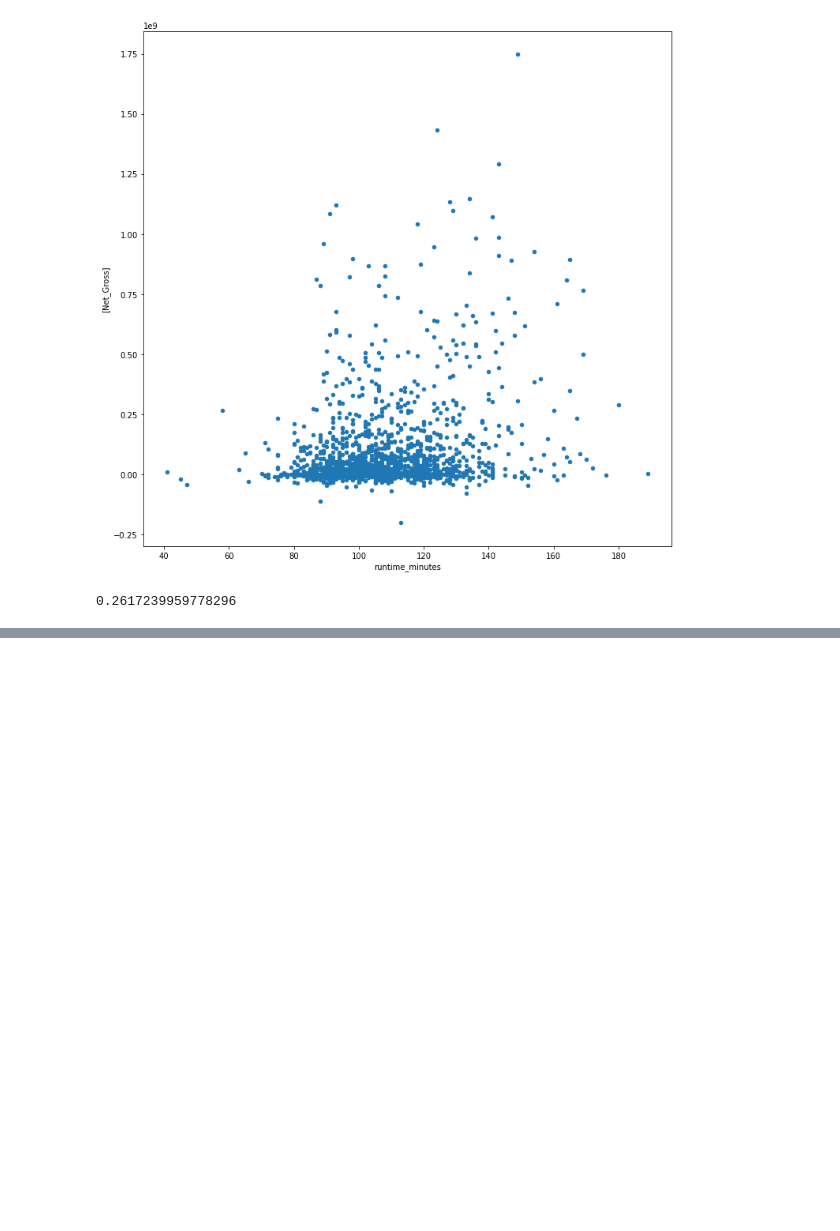
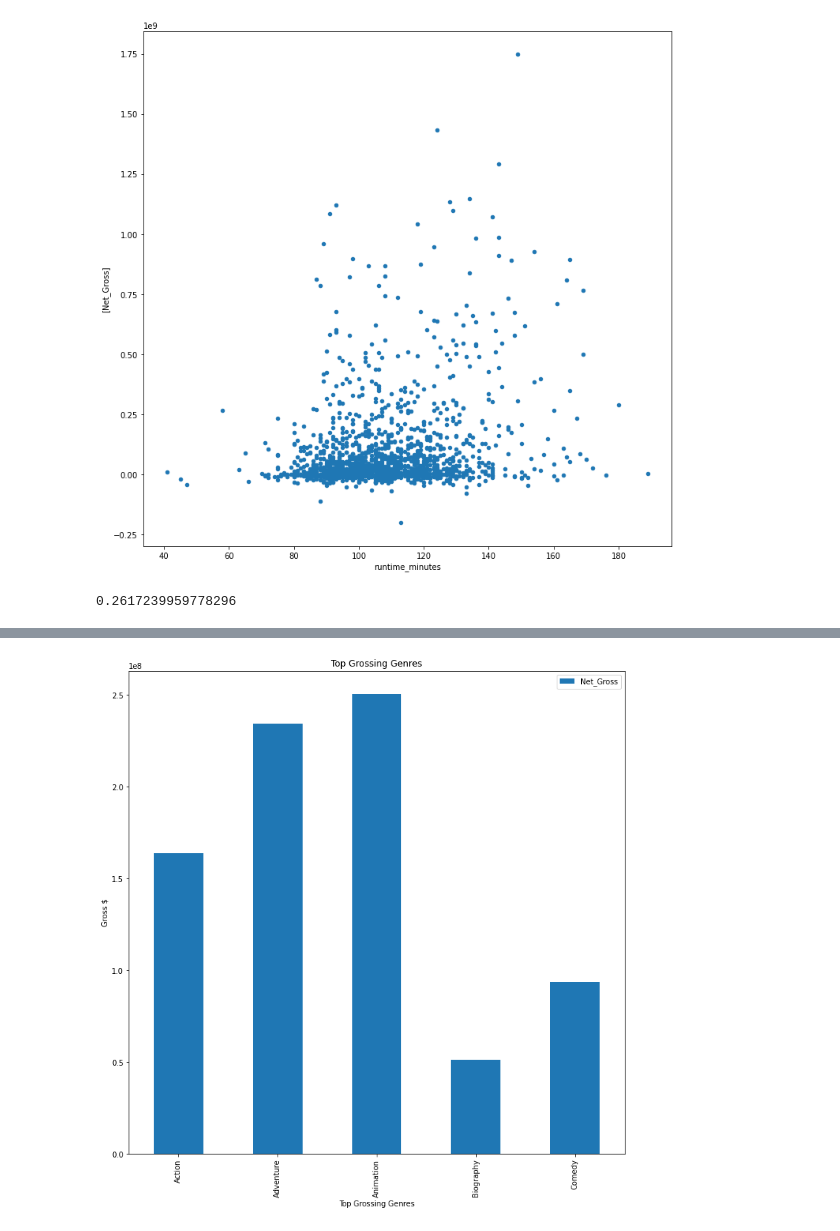
Before and after one commit to ldwilker10/dsc-phase-1-project-v2-4, a Jupyter notebook: Rough_Draft_Phase1_Project .ipynb, the cells around one changed output, grey strips where cells are left out. Drawn from its saved outputs; the diff is of its cells as text; code cells hidden in the pictures; blank space fills up the shorter version.

Commit message:
Separated genres and combined dfs

```diff
--- a/Rough_Draft_Phase1_Project .ipynb
+++ b/Rough_Draft_Phase1_Project .ipynb
@@ -745,0 +750,5 @@ top_movies_dropped_null["runtime_minutes"].corr(top_movies_dropped_null["Net_Gro
+# %%
+# Each movie has 1 up to 3 genres listed
+# Need to separate out genres
+top_movies_dropped_null[['genre1', 'genre2', 'genre3']] = top_movies_dropped_null["genres"].apply(lambda x: pd.Series(str(x).split(",")))
+top_movies_dropped_null.head()
@@ -745,0 +767,12 @@ top_movies_dropped_null["runtime_minutes"].corr(top_movies_dropped_null["Net_Gro
+# %%
+genres1= top_movies_dropped_null.drop(columns=["genres", "genre2","genre3"])
+genres2= top_movies_dropped_null.drop(columns=["genres", "genre1","genre3"])
+genres3= top_movies_dropped_null.drop(columns=["genres", "genre1","genre2"])
+
+genres1= genres1.rename(columns = {"genre1":"genre"})
+genres2= genres2.rename(columns = {"genre2":"genre"})
+genres3= genres3.rename(columns = {"genre3":"genre"})
+
+genres_12= pd.concat([genres1, genres2])
+genres= pd.concat([genres_12, genres3])
+genres.head()
@@ -745,0 +807,3 @@ top_movies_dropped_null["runtime_minutes"].corr(top_movies_dropped_null["Net_Gro
+# %%
+genres_grouped= genres.groupby("genre").apply({'Net_Gross':['mean']})
+genres_grouped.head()
@@ -745,0 +812,2 @@ top_movies_dropped_null["runtime_minutes"].corr(top_movies_dropped_null["Net_Gro
+# %%
+genres_index= genres_grouped.reset_index().head()
@@ -745,0 +824,11 @@ top_movies_dropped_null["runtime_minutes"].corr(top_movies_dropped_null["Net_Gro
+# %%
+genres_top10= genres_index.head(10)
+genres_top10.plot(
+    x= "genre", y=["Net_Gross"], kind="bar", figsize = (12,12))
+plt.xlabel("Top Grossing Genres")
+plt.ylabel("Gross $")
+plt.legend(["Net_Gross"])
+plt.title("Top Grossing Genres")
+plt.show()
+# %% [output]
+[figure, added]
```
Also changed, not shown: parts of 9 cells of this notebook.
